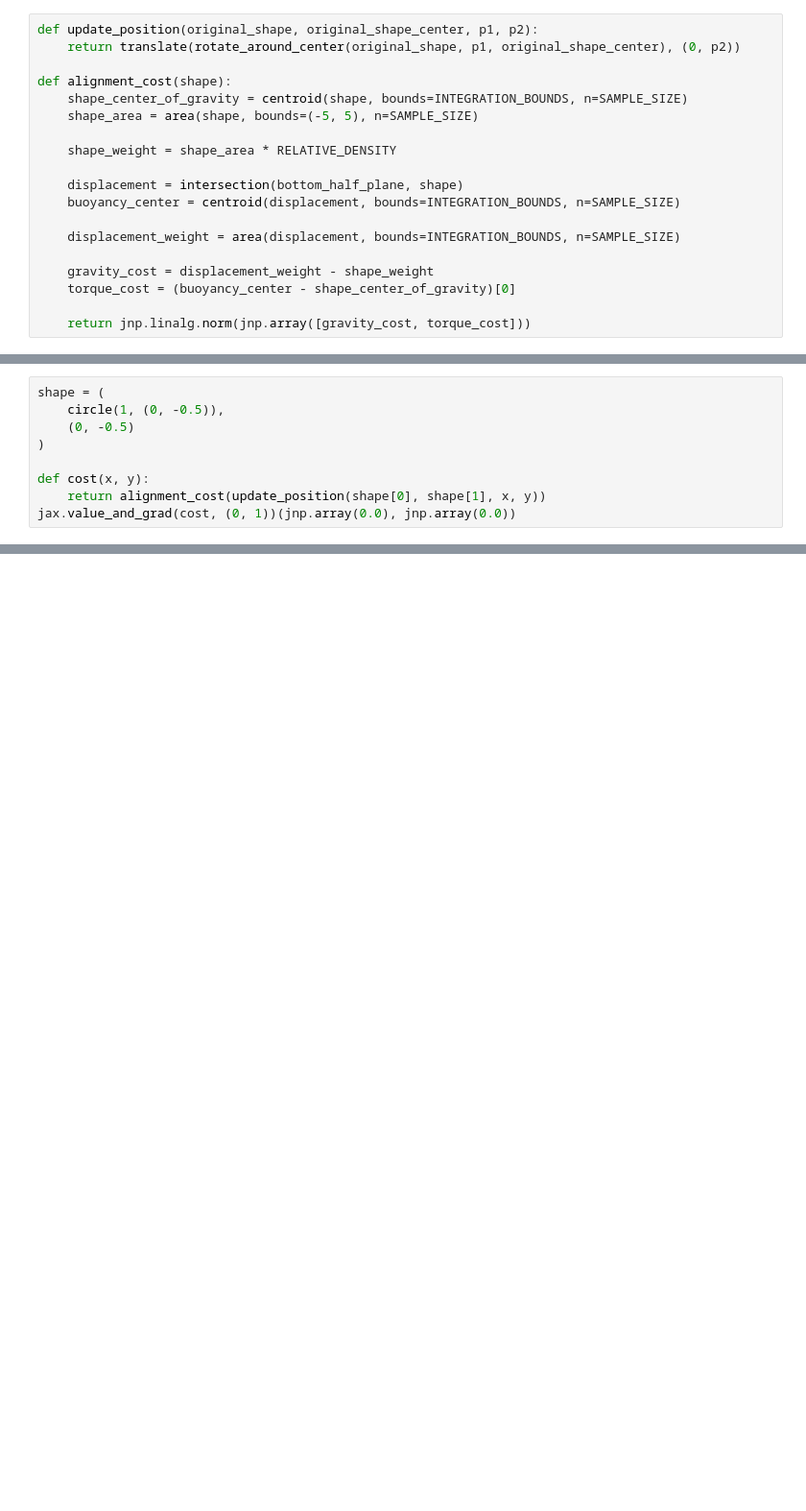
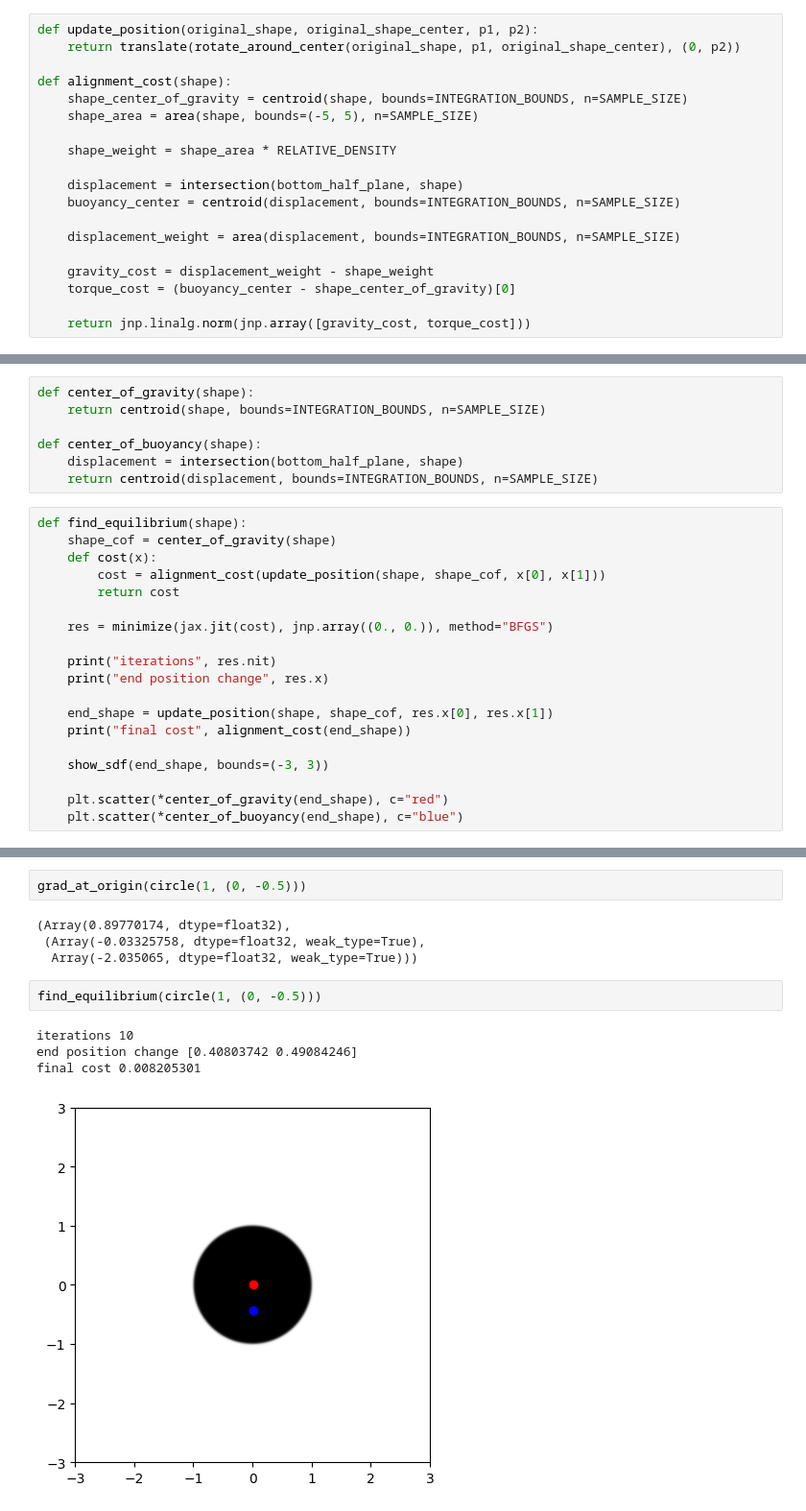
Before and after one commit to implicitsurfaces/polymorph, a Jupyter notebook: notebooks/full_boat_example.ipynb, the cells around one changed output, grey strips where cells are left out. Shown at 96% size. Cells and saved outputs as stored; diff of their text form; blank space fills up the shorter version.

```diff
--- a/notebooks/full_boat_example.ipynb
+++ b/notebooks/full_boat_example.ipynb
@@ -134,9 +131,0 @@ def alignment_cost(shape):
-# %%
-shape = (
-    circle(1, (0, -0.5)),
-    (0, -0.5)
-)
-
-def cost(x, y):
-    return alignment_cost(update_position(shape[0], shape[1], x, y))
-jax.value_and_grad(cost, (0, 1))(jnp.array(0.0), jnp.array(0.0))
@@ -169,0 +132,26 @@ final cost 0.008331229
+# %%
+def center_of_gravity(shape):
+    return centroid(shape, bounds=INTEGRATION_BOUNDS, n=SAMPLE_SIZE)
+
+def center_of_buoyancy(shape):
+    displacement = intersection(bottom_half_plane, shape)
+    return centroid(displacement, bounds=INTEGRATION_BOUNDS, n=SAMPLE_SIZE)
+# %%
+def find_equilibrium(shape):
+    shape_cof = center_of_gravity(shape)
+    def cost(x):
+        cost = alignment_cost(update_position(shape, shape_cof, x[0], x[1]))
+        return cost
+
+    res = minimize(jax.jit(cost), jnp.array((0., 0.)), method="BFGS")
+
+    print("iterations", res.nit)
+    print("end position change", res.x)
+
+    end_shape = update_position(shape, shape_cof, res.x[0], res.x[1])
+    print("final cost", alignment_cost(end_shape))
+
+    show_sdf(end_shape, bounds=(-3, 3))
+
+    plt.scatter(*center_of_gravity(end_shape), c="red")
+    plt.scatter(*center_of_buoyancy(end_shape), c="blue")
@@ -207,0 +184,13 @@ plt.scatter(center[0], center[1], c="blue")
+# %%
+grad_at_origin(circle(1, (0, -0.5)))
+# %% [output]
+(Array(0.89770174, dtype=float32),
+ (Array(-0.03325758, dtype=float32, weak_type=True),
+  Array(-2.035065, dtype=float32, weak_type=True)))
+# %%
+find_equilibrium(circle(1, (0, -0.5)))
+# %% [output]
+iterations 10
+end position change [0.40803742 0.49084246]
+final cost 0.008205301
+[figure, new version]
```
Also changed, not shown: parts of 16 cells of this notebook.
